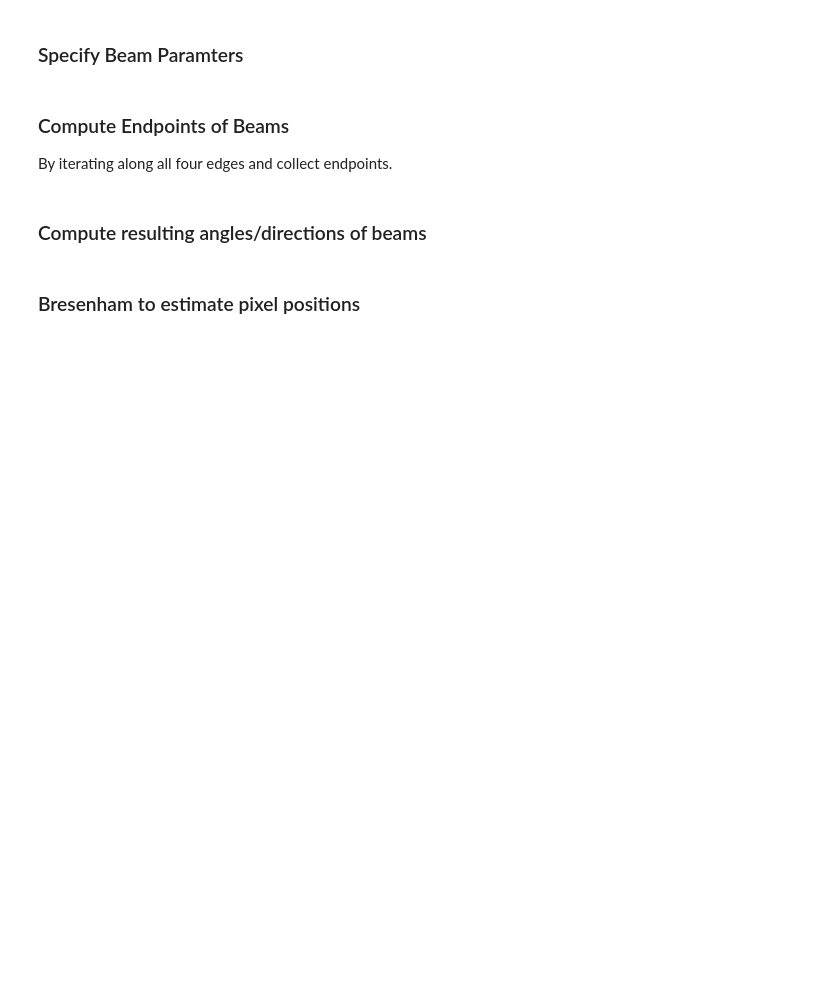
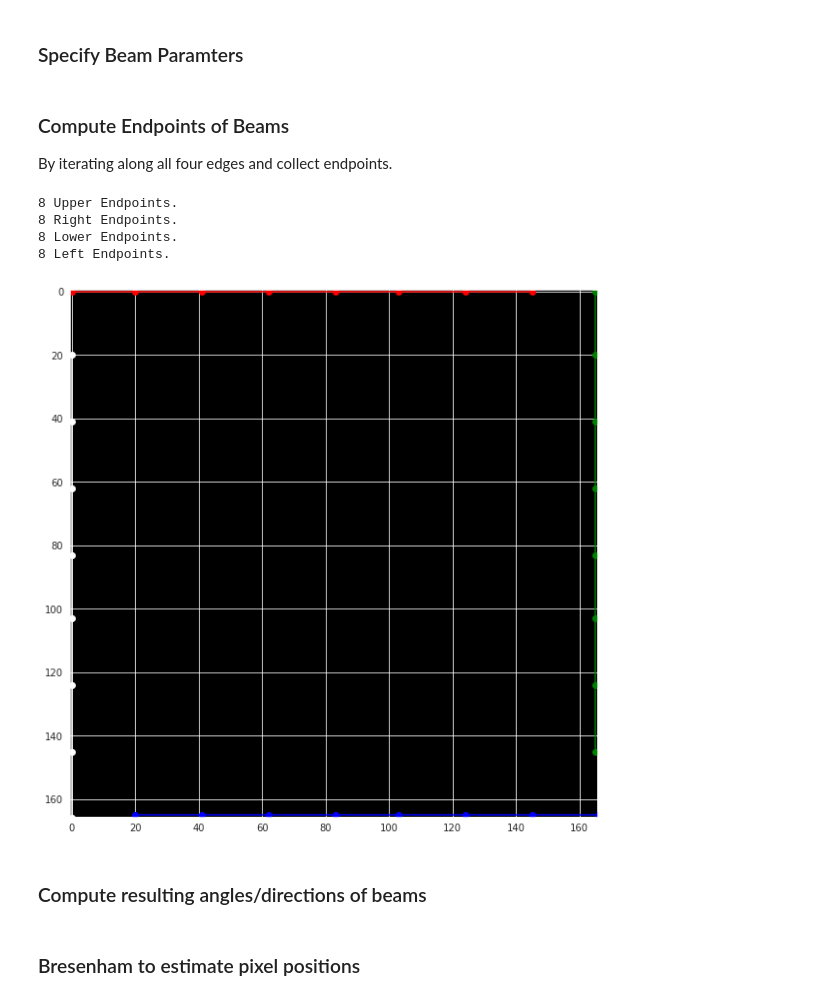
Before and after one commit to johSchm/RadialBeams, a Jupyter notebook: radialbeamsampling.ipynb, the cells around one changed output. Cells and saved outputs as stored; diff of their text form; code cells hidden in the pictures; blank space fills up the shorter version.

```diff
--- a/radialbeamsampling.ipynb
+++ b/radialbeamsampling.ipynb
@@ -72,24 +47,45 @@ center = (w_dim // 2, h_dim // 2)
 ### Compute Endpoints of Beams
 By iterating along all four edges and collect endpoints.
 # %%
-vecs_per_quarter = (beam_set_size + 4) // 4
+beams_per_quarter = (beam_set_size + 4) // 4
 
-w_atom = math.floor(w_dim / (vecs_per_quarter - 1))
-h_atom = math.floor(h_dim / (vecs_per_quarter - 1))
+w_atom = w_dim / (beams_per_quarter - 1)
+h_atom = h_dim / (beams_per_quarter - 1)
+
+plt.figure(figsize=(10, 10))
+endpoint_image = np.zeros((w_dim, h_dim, 3), dtype=np.uint8)
 
 # upper border (left to right)
-endpoints = [(i * w_atom, 0) for i in range(vecs_per_quarter - 1)] + [(w_dim - 1, 0)]
+upper_endpoints = np.array([(int(i * w_atom), 0) for i in range(beams_per_quarter - 1)]) #+ [(w_dim - 1, 0)]
+plt.plot(upper_endpoints[:, 0], upper_endpoints[:, 1], marker='o', color="red")
+print('{} Upper Endpoints.'.format(len(upper_endpoints)))
 
 # right border (top to bottom)
-endpoints += [(w_dim - 1, i * h_atom) for i in range(1, vecs_per_quarter - 1)]
+right_endpoints = np.array([(w_dim - 1, int(i * h_atom)) for i in range(0, beams_per_quarter - 1)])
+plt.plot(right_endpoints[:, 0], right_endpoints[:, 1], marker='o', color="green")
+print('{} Right Endpoints.'.format(len(right_endpoints)))
 
 # lower border (right to left)
-endpoints += [(i * w_atom, h_dim - 1) for i in range(vecs_per_quarter - 1, 0, -1)]
+lower_endpoints = np.array([(int(i * w_atom), h_dim - 1) for i in range(beams_per_quarter - 1, 0, -1)])
+plt.plot(lower_endpoints[:, 0], lower_endpoints[:, 1], marker='o', color="blue")
+print('{} Lower Endpoints.'.format(len(lower_endpoints)))
 
 # left border (bottom to top)
-endpoints += [(0, i * h_atom) for i in range(vecs_per_quarter - 1, 0, -1)]
+left_endpoints = np.array([(0, int(i * h_atom)) for i in range(beams_per_quarter - 1, 0, -1)])
+plt.plot(left_endpoints[:, 0], left_endpoints[:, 1], marker='o', color="white")
+print('{} Left Endpoints.'.format(len(left_endpoints)))
 
-endpoints = np.array(endpoints)
+plt.imshow(endpoint_image)
+plt.grid(True)
+plt.show()
+
+endpoints = np.concatenate([upper_endpoints, right_endpoints, lower_endpoints, left_endpoints], axis=0)
+# %% [output]
+8 Upper Endpoints.
+8 Right Endpoints.
+8 Lower Endpoints.
+8 Left Endpoints.
+[figure, added]
 # %% [markdown]
 ### Compute resulting angles/directions of beams
 # %%
```
Also changed, not shown: parts of 10 cells of this notebook, 9 other files.
